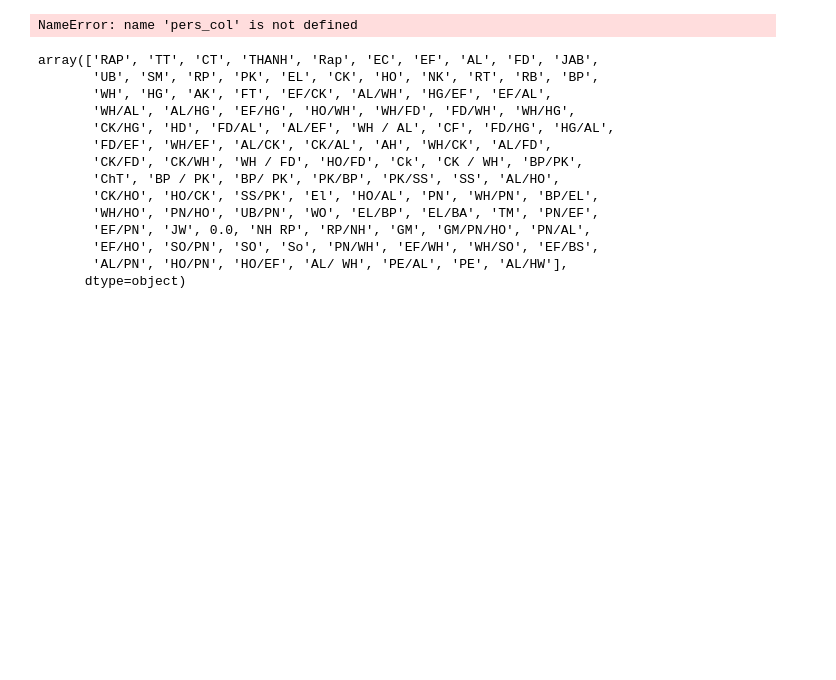
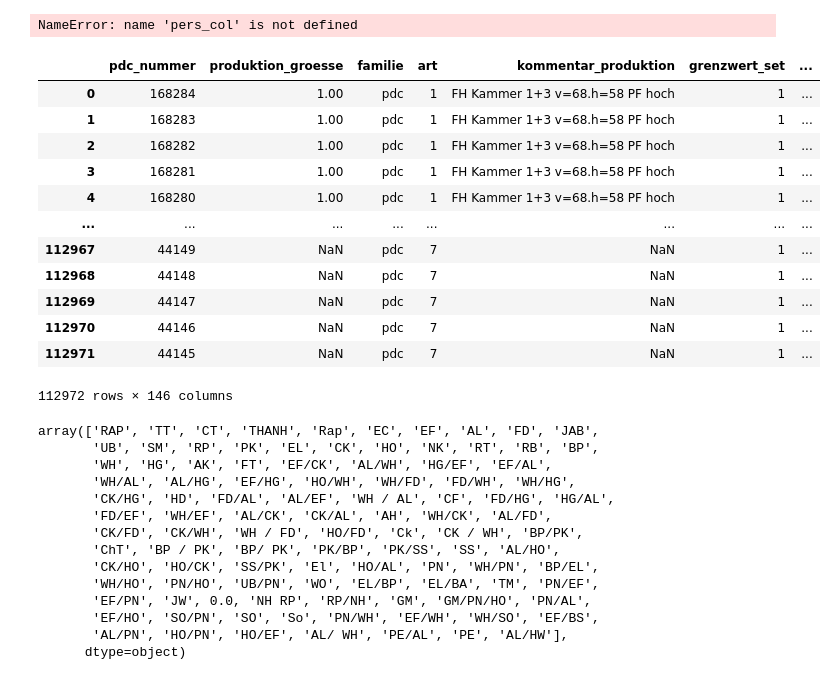
Before and after one commit to esrabecker/DA_Midterm_Project, a Jupyter notebook: Production_Notebook/Production_Data_Cleaning.ipynb, the cells around one changed output. Saved outputs shown, nothing was run; the diff lists cells and outputs as text; code cells hidden in the pictures; blank space fills up the shorter version.

```diff
--- a/Production_Notebook/Production_Data_Cleaning.ipynb
+++ b/Production_Notebook/Production_Data_Cleaning.ipynb
@@ -225,10 +225,13 @@ def string_comma_to_dot_float(df):
     """
     Replacing commas with dots in numbers and keeping string values
     """
-    for column in df.columns:
-        df[column] = [str(x).replace(',','.') for x in df[column]]
-    for column in df.columns:
-        df[column] = [float(x) if x.isnumeric() else x for x in df[column]]
+    cols_to_use = ['ns1_winkel_vorne','ns1_winkel_hinten','ns1_durchmesser_vorne','ns1_durchmesser_hinten',
+               "ns2_center_variation", "ns2_front_angle","ns2_curve","ns2_15xlength",
+               "ns2_parabolic_factor","oeo_oeo", "piezo_phase"]
+                                                            #replacing commas with dots in numbers and keeping string values
+    for column in cols_to_use:
+        df[column] = [float(str(x).replace(',','.')) for x in df[column]]
+
     return df
 
 df_cleaned = string_comma_to_dot_float(df_cleaned)
@@ -268,6 +271,22 @@ def clean_personal_names(df):
 df_cleaned = clean_personal_names(df_cleaned)
 # %% [output]
 NameError: name 'pers_col' is not defined
+# %%
+df_cleaned
+# %% [output]
+|  | pdc_nummer | produktion_groesse | familie | art | kommentar_produktion | grenzwert_set | ... |
+| 0 | 168284 | 1.00 | pdc | 1 | FH Kammer 1+3 v=68.h=58 PF hoch | 1 | ... |
+| 1 | 168283 | 1.00 | pdc | 1 | FH Kammer 1+3 v=68.h=58 PF hoch | 1 | ... |
+| 2 | 168282 | 1.00 | pdc | 1 | FH Kammer 1+3 v=68.h=58 PF hoch | 1 | ... |
+| 3 | 168281 | 1.00 | pdc | 1 | FH Kammer 1+3 v=68.h=58 PF hoch | 1 | ... |
+| 4 | 168280 | 1.00 | pdc | 1 | FH Kammer 1+3 v=68.h=58 PF hoch | 1 | ... |
+| ... | ... | ... | ... | ... | ... | ... | ... |
+| 112967 | 44149 | NaN | pdc | 7 | NaN | 1 | ... |
+| 112968 | 44148 | NaN | pdc | 7 | NaN | 1 | ... |
+| 112969 | 44147 | NaN | pdc | 7 | NaN | 1 | ... |
+| 112970 | 44146 | NaN | pdc | 7 | NaN | 1 | ... |
+| 112971 | 44145 | NaN | pdc | 7 | NaN | 1 | ... |
+112972 rows × 146 columns
 # %%
 df_cleaned["schmelzen_personal"].unique()
 # %% [output]
```
